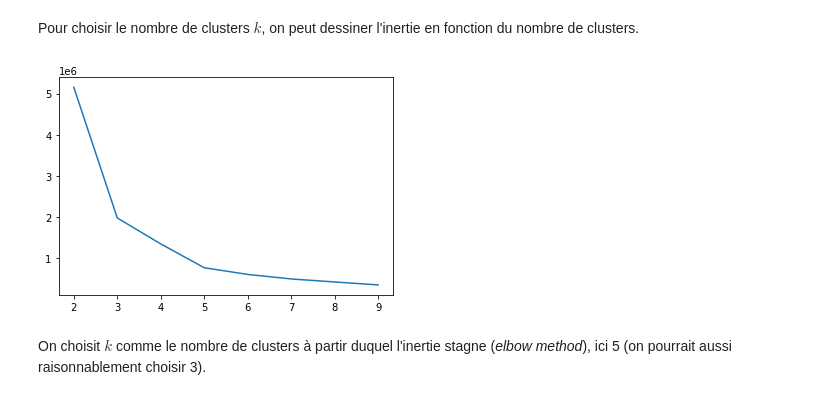
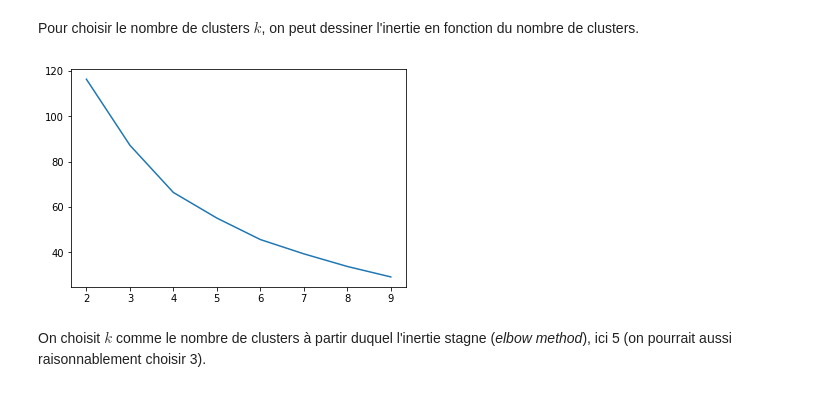
Before and after one commit to fortierq/notebooks, a Jupyter notebook: ML/voitures/voitures_clustering.ipynb, the cells around one changed output. Drawn from its saved outputs; the diff is of its cells as text; code cells hidden in the pictures.

Commit message:
Use scaled data

```diff
--- a/ML/voitures/voitures_clustering.ipynb
+++ b/ML/voitures/voitures_clustering.ipynb
@@ -83,14 +83,14 @@ Pour choisir le nombre de clusters $k$, on peut dessiner l'inertie en fonction d
 # %%
 from sklearn.cluster import KMeans
 
 X, Y = [], []
 for k in range(2, 10):
-    km = kmeans_multiple(data.iloc[:, 1:], k, 20)
+    km = kmeans_multiple(data_scaled, k, 20)
     Y.append(km.inertia_)
     X.append(k)
 plt.plot(X, Y);
 # %% [output]
-[figure, old version]
+[figure, new version]
 # %% [markdown]
 On choisit $k$ comme le nombre de clusters à partir duquel l'inertie stagne (*elbow method*), ici 5 (on pourrait aussi raisonnablement choisir 3).
 # %%
```
Also changed, not shown: parts of 6 cells of this notebook.
